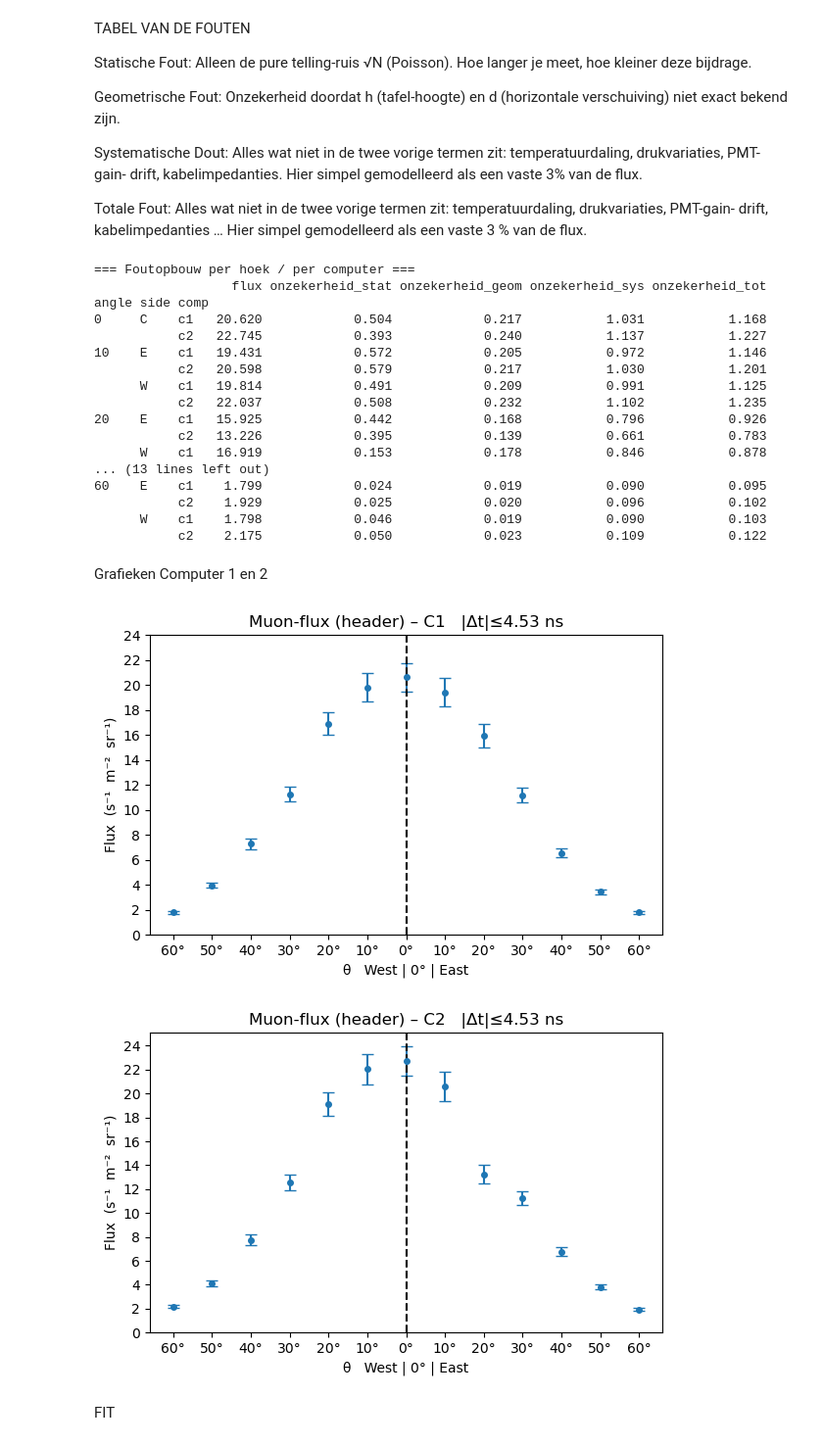
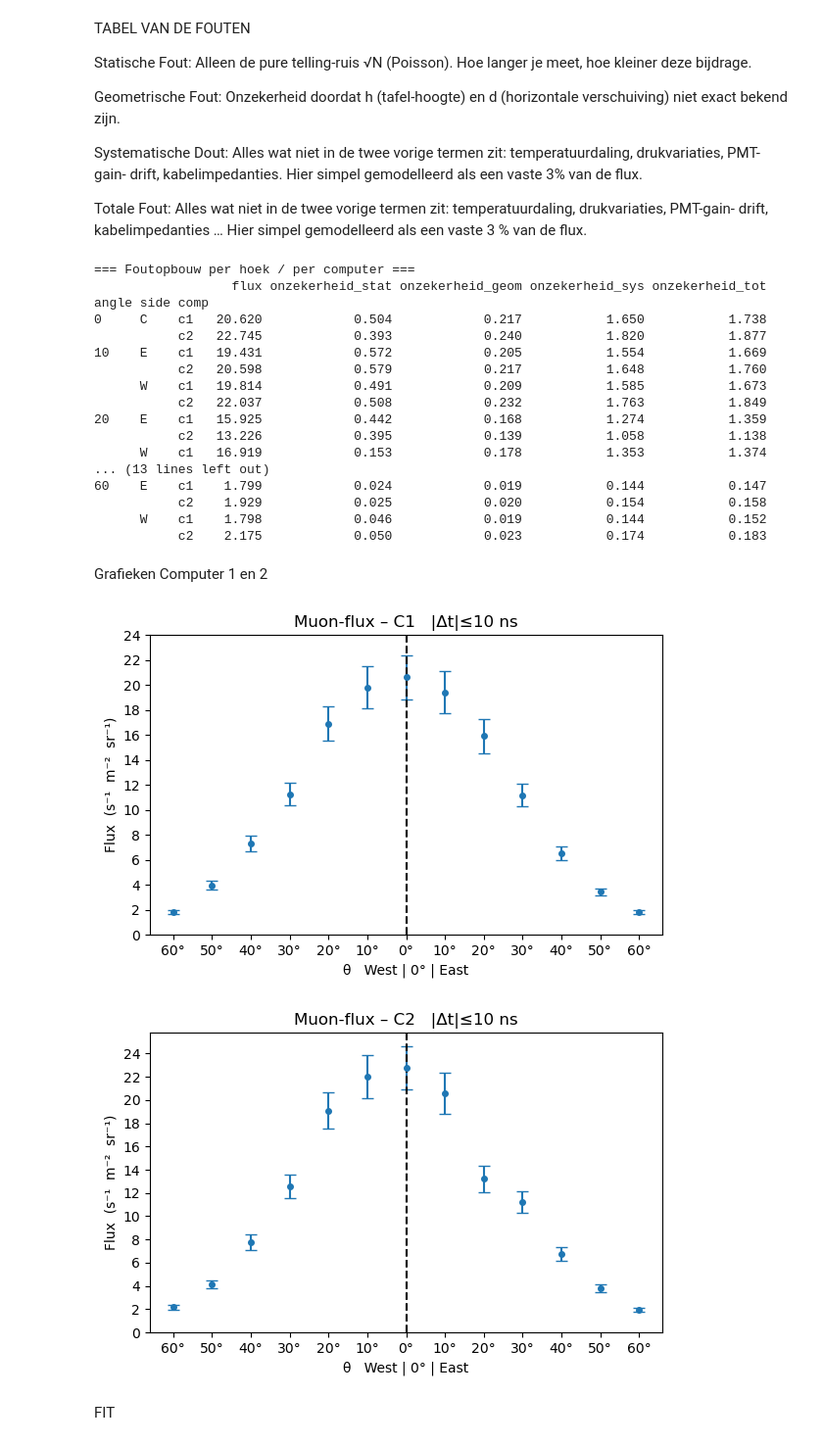
Before and after one commit to sude-larabildirici/2025-Projects_Team-4-Measurement-of-the-Asymmetry-of-the-Cosmic-Muon-Flux, a Jupyter notebook: muon_data_analyse_final.ipynb, the cells around one changed output. Shown at 98% size. Saved outputs shown, nothing was run; the diff lists cells and outputs as text; code cells hidden in the pictures.

```diff
--- a/muon_data_analyse_final.ipynb
+++ b/muon_data_analyse_final.ipynb
@@ -31,7 +31,7 @@ A \;=\; 2(\;x_0 + \;z_0)\,2\;y_0
 $$
 # %%
 # Grenzen in ns
-BOVENGRENS = 4.53
+BOVENGRENS = 10
 ONDERGRENS = 0
 
 x_0 = 4.5e-2
@@ -52,10 +52,9 @@ def get_effective_area(theta_deg: float) -> float:
 # %% [markdown]
 FOUTEN
 # %%
-# ─────────────────  extra onzekerheden  ─────────────────
 ERR_H   = 0.005   # m   (± 5 mm onnauwkeurigheid h)
 ERR_D   = 0.005   # m   (± 5 mm onnauwkeurigheid d)
-SYS_REL = 0.05    # 3 % overige systematiek (temp, druk, gain…)
+SYS_REL = 0.08    # 3 % overige systematiek (temp, druk, gain…)
 
 def geom_errors(angle_deg: float):
     theta = math.radians(angle_deg)
@@ -191,41 +190,41 @@ print(err_df.to_string(formatters=fmt_fixed))
 === Foutopbouw per hoek / per computer ===
                   flux onzekerheid_stat onzekerheid_geom onzekerheid_sys onzekerheid_tot
 angle side comp
-0     C    c1   20.620            0.504            0.217           1.031           1.168
-           c2   22.745            0.393            0.240           1.137           1.227
-10    E    c1   19.431            0.572            0.205           0.972           1.146
-           c2   20.598            0.579            0.217           1.030           1.201
-      W    c1   19.814            0.491            0.209           0.991           1.125
-           c2   22.037            0.508            0.232           1.102           1.235
-20    E    c1   15.925            0.442            0.168           0.796           0.926
-           c2   13.226            0.395            0.139           0.661           0.783
-      W    c1   16.919            0.153            0.178           0.846           0.878
+0     C    c1   20.620            0.504            0.217           1.650           1.738
+           c2   22.745            0.393            0.240           1.820           1.877
+10    E    c1   19.431            0.572            0.205           1.554           1.669
+           c2   20.598            0.579            0.217           1.648           1.760
+      W    c1   19.814            0.491            0.209           1.585           1.673
+           c2   22.037            0.508            0.232           1.763           1.849
+20    E    c1   15.925            0.442            0.168           1.274           1.359
+           c2   13.226            0.395            0.139           1.058           1.138
+      W    c1   16.919            0.153            0.178           1.353           1.374
 ... (13 lines left out)
-60    E    c1    1.799            0.024            0.019           0.090           0.095
-           c2    1.929            0.025            0.020           0.096           0.102
-      W    c1    1.798            0.046            0.019           0.090           0.103
-           c2    2.175            0.050            0.023           0.109           0.122
+60    E    c1    1.799            0.024            0.019           0.144           0.147
+           c2    1.929            0.025            0.020           0.154           0.158
+      W    c1    1.798            0.046            0.019           0.144           0.152
+           c2    2.175            0.050            0.023           0.174           0.183
 # %% [markdown]
 Grafieken Computer 1 en 2
 # %%
 for pc in ["c1","c2"]:
     sub = df[df["comp"]==pc].copy()
     sub["x"] = np.where(sub["side"]=="W", -sub["angle"], sub["angle"])
 
     plt.figure(figsize=(6,4))
     plt.errorbar(sub["x"], sub["flux"], yerr=sub["sigma"],
                  fmt="o", capsize=4, linestyle="", markersize=4)
     plt.axvline(0, color="black", ls="--")
     plt.xticks(sub["x"], [f"{abs(v):.0f}°" for v in sub["x"]])
     plt.yticks(range(0, 26, 2))
     plt.xlabel("θ   West | 0° | East")
     plt.ylabel("Flux  (s⁻¹  m⁻²  sr⁻¹)")
-    plt.title(f"Muon-flux (header) – {pc.upper()}   |Δt|≤{BOVENGRENS} ns")
+    plt.title(f"Muon-flux – {pc.upper()}   |Δt|≤{BOVENGRENS} ns")
     plt.tight_layout()
     plt.show()
 # %% [output]
-[figure, old version]
+[figure, new version]
-[figure, old version]
+[figure, new version]
 # %% [markdown]
 FIT
 # %%
```
Also changed, not shown: parts of 4 cells of this notebook.
